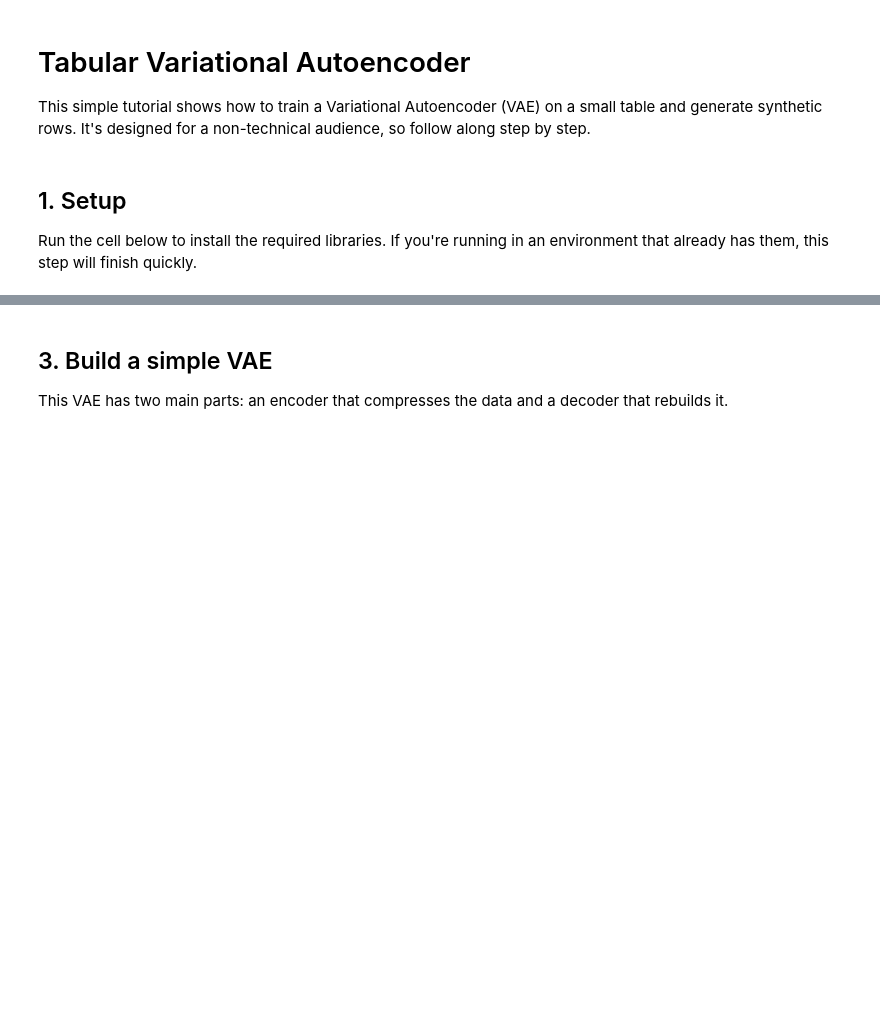
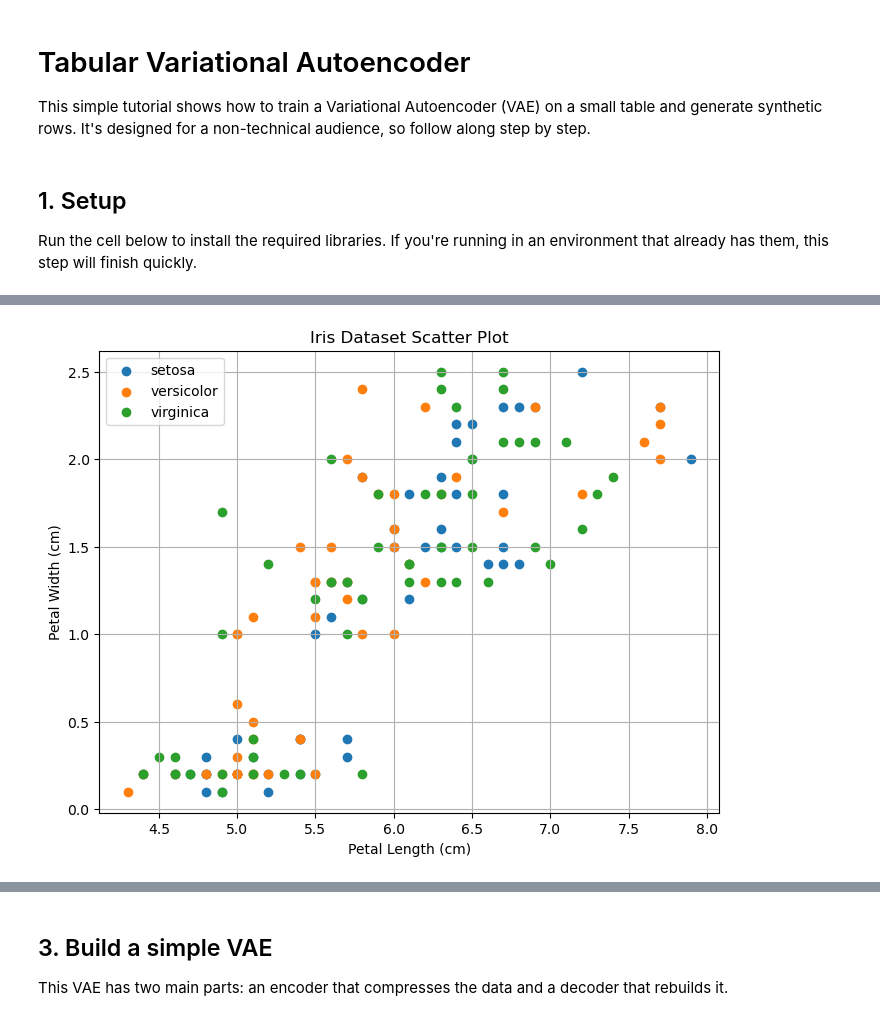
Before and after one commit to InvincibleIRMan/Datathon-WP7, a Jupyter notebook: TabularVAE_Tutorial.ipynb, the cells around one changed output, grey strips where cells are left out. Drawn from its saved outputs; the diff is of its cells as text; code cells hidden in the pictures; blank space fills up the shorter version.

Commit message:
Adding visualization

```diff
--- a/TabularVAE_Tutorial.ipynb
+++ b/TabularVAE_Tutorial.ipynb
@@ -29,0 +51,23 @@ Dataset shape: (150, 4)
+# %%
+import matplotlib.pyplot as plt
+
+# Add target to your DataFrame
+data['target'] = iris.target
+data['target_name'] = data['target'].map({i: name for i, name in enumerate(iris.target_names)})
+
+# Scatter plot
+plt.figure(figsize=(8,6))
+for species in data['target_name'].unique():
+    subset = data[data['target_name'] == species]
+    plt.scatter(subset['sepal length (cm)'],
+                subset['petal width (cm)'],
+                label=species)
+
+plt.xlabel('Petal Length (cm)')
+plt.ylabel('Petal Width (cm)')
+plt.title('Iris Dataset Scatter Plot')
+plt.grid(True)
+plt.legend()
+plt.show()
+# %% [output]
+[figure, added]
```
Also changed, not shown: parts of 18 cells of this notebook, 1 other file.
